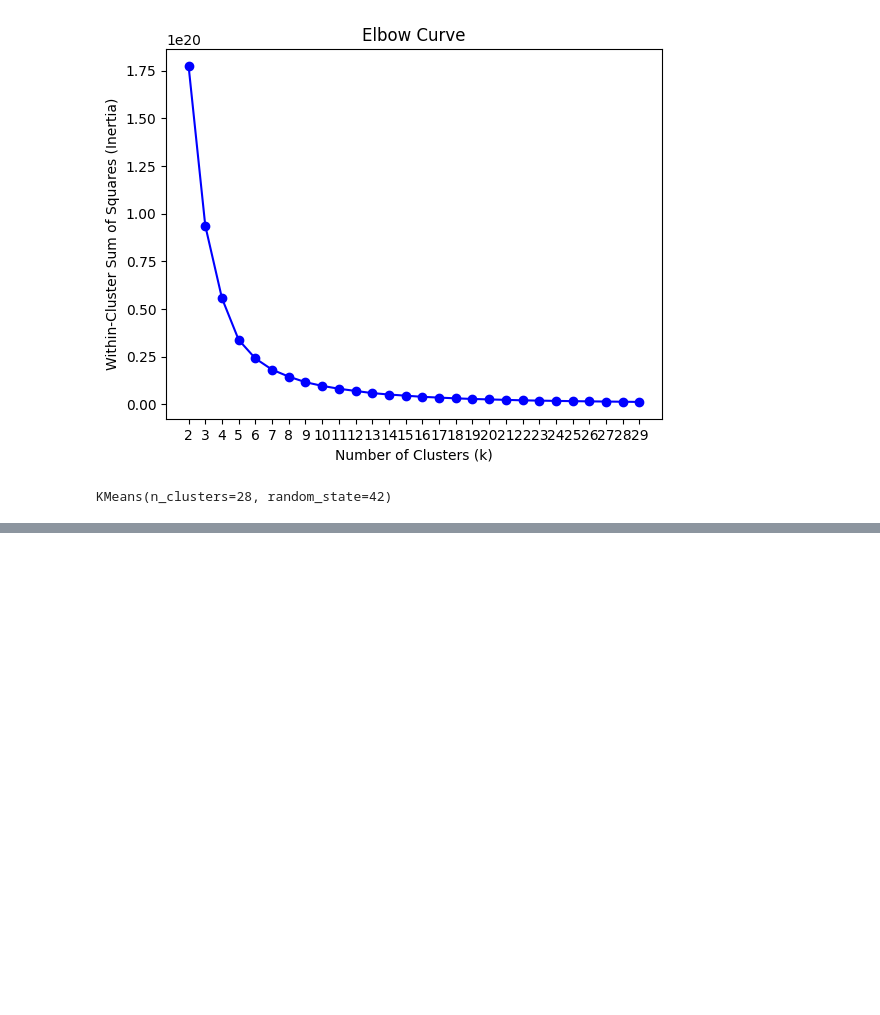
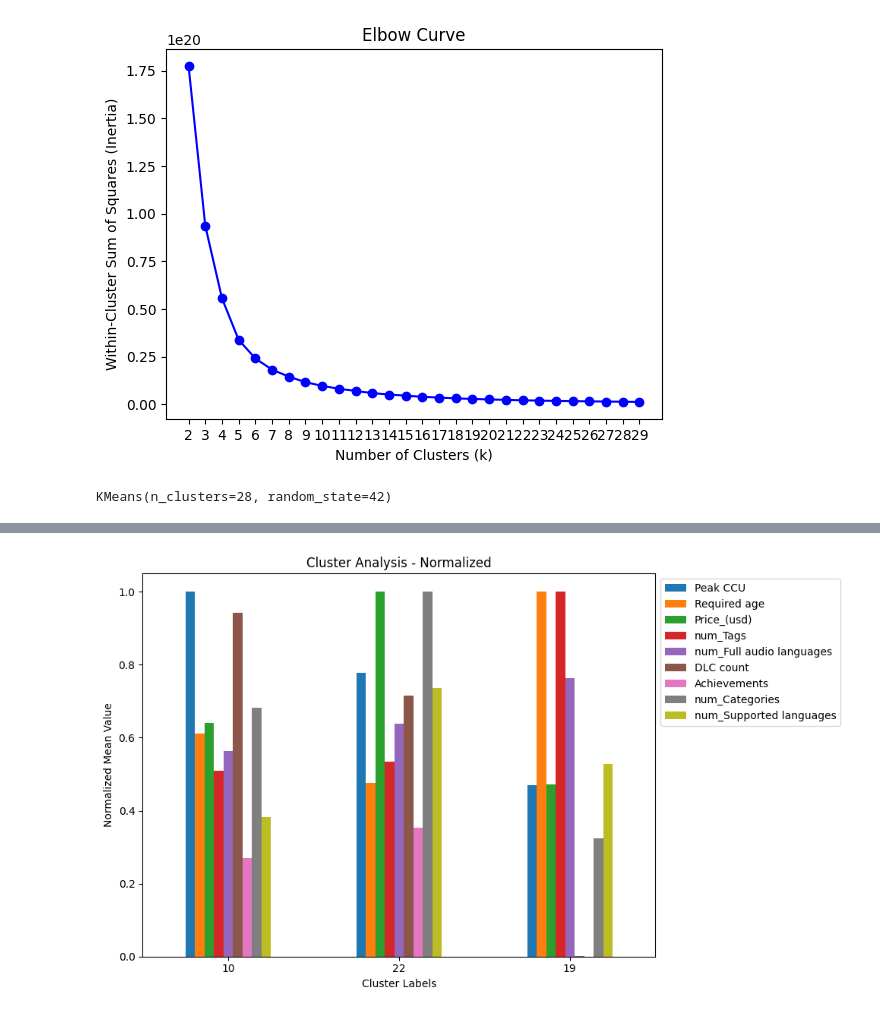
Before and after one commit to DoronF3/School-Projects, a Jupyter notebook: Data Science/main.ipynb, the cells around one changed output, grey strips where cells are left out. Saved outputs shown, nothing was run; the diff lists cells and outputs as text; code cells hidden in the pictures; blank space fills up the shorter version.

```diff
--- a/Data Science/main.ipynb
+++ b/Data Science/main.ipynb
@@ -1053,0 +1064,18 @@ plt.show()
+# %%
+# Sort by Peak CCU
+sorted_clusters = cluster_analysis_normalized.sort_values(by="Peak CCU", ascending=False)
+
+# Keep only the first 3 clusters
+cluster_analysis_first3 = sorted_clusters.iloc[:3]
+
+# Plot the cluster analysis using a grouped bar plot with normalized data
+ax = cluster_analysis_first3.plot(kind='bar', figsize=(10, 6))
+plt.xlabel('Cluster Labels')
+plt.ylabel('Normalized Mean Value')  # Update ylabel to indicate normalization
+plt.title('Cluster Analysis - Normalized')
+plt.legend(loc='upper left', bbox_to_anchor=(1, 1))  # Adjust loc and bbox_to_anchor for desired position
+plt.xticks(rotation=0)
+plt.tight_layout()
+plt.show()
+# %% [output]
+[figure, added]
```
Also changed, not shown: parts of 6 cells of this notebook, 2 other files.
